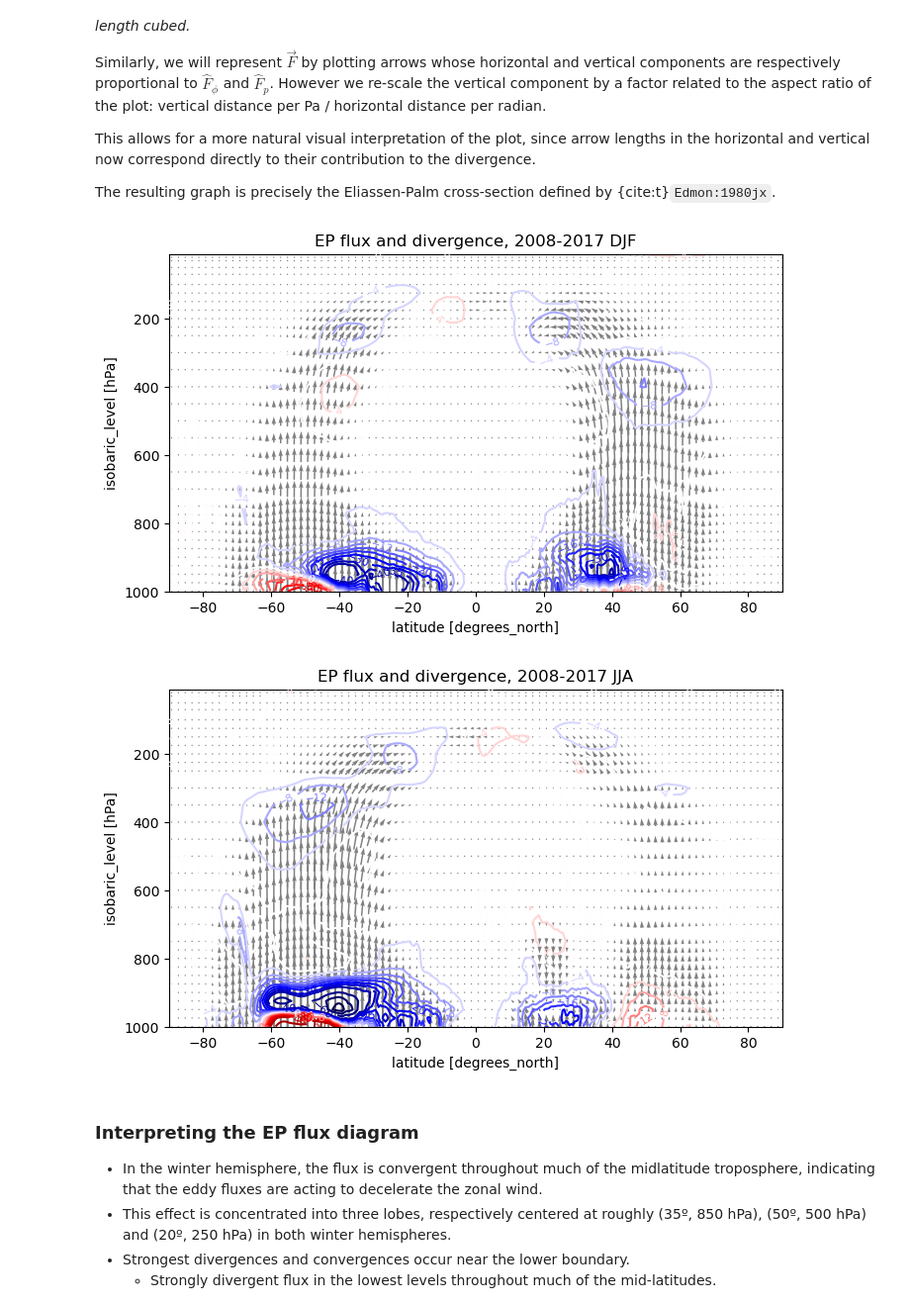
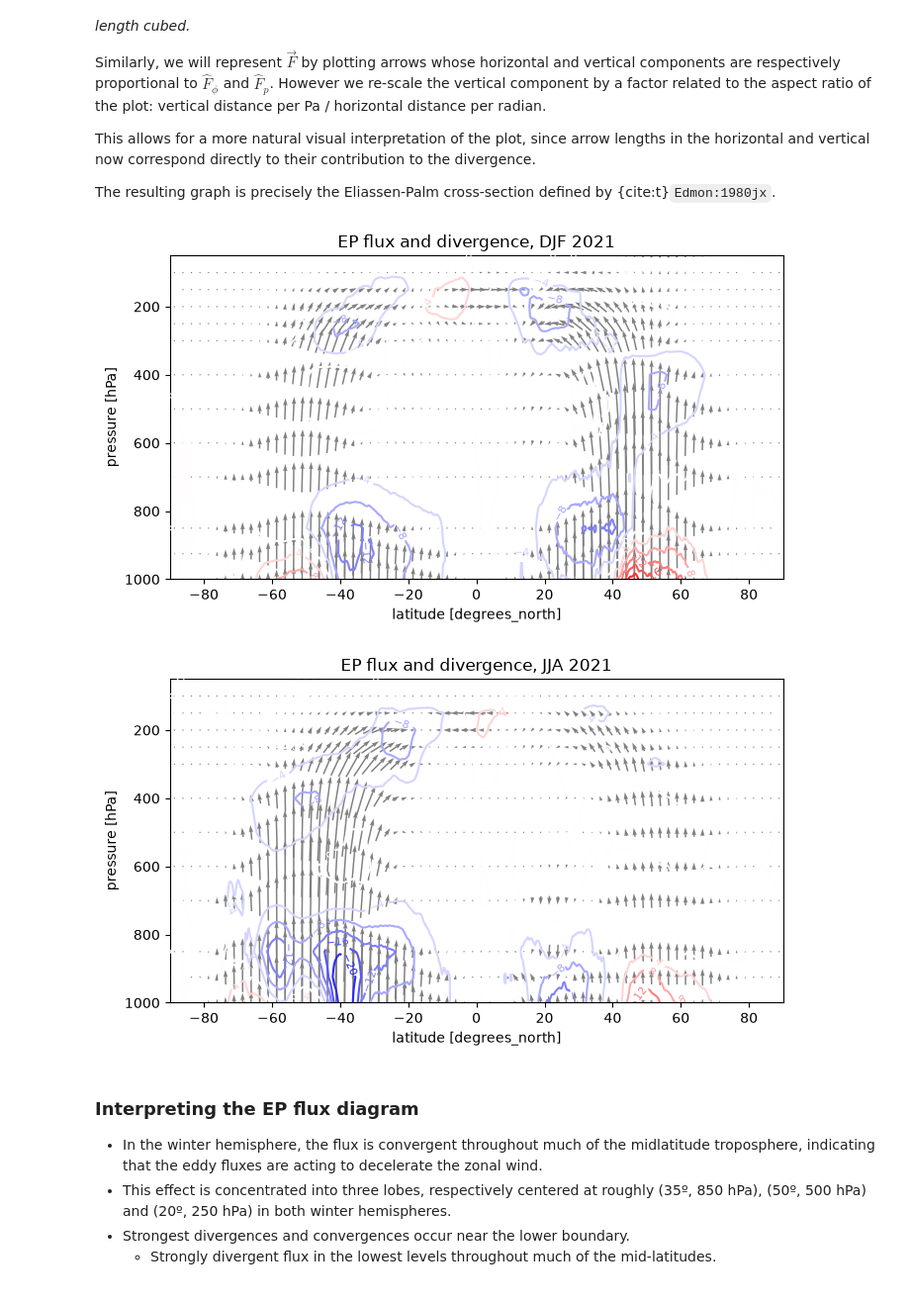
Before and after one commit to brian-rose/general-circulation, a Jupyter notebook: lectures/tem.ipynb, the cells around one changed output. Shown at 99% size. Saved outputs shown, nothing was run; the diff lists cells and outputs as text; code cells hidden in the pictures.

```diff
--- a/lectures/tem.ipynb
+++ b/lectures/tem.ipynb
@@ -463,15 +346,15 @@ levels = np.arange(-0.1, 0., 0.0005)
 
 fig, axes = plt.subplots(2,1,figsize=(8,12))
 
-for ind, season in enumerate(['DJF', 'JJA']):
+for ind, seas in enumerate(['DJF', 'JJA']):
     ax = axes[ind]
-    thissigma = sigma_computed[season]
+    thissigma = sigma.sel(season=seas)
     CS = thissigma.plot.contour(ax=ax,
                                yincrease=False,
                                levels=levels,
                                colors='royalblue',
                                )
     ax.clabel(CS, CS.levels, inline=True, fontsize=8)
-    ax.set_title('Stratification parameter (K / Pa), 2008-2017 {}'.format(season))
+    ax.set_title('Stratification parameter (K / Pa), {} 2021'.format(seas))
     ax.grid()
 # %% [output]
@@ -509,17 +392,17 @@ def compute_ep_flux(heatflux, momentumflux, sigma, aspect=0.1):
     F_phi = -a * cos(phi) * momentumflux  # in units of m^3/s^2
     F_p = f * a * cos(phi) * heatflux / sigma  # in units of Pa m^2/s^2
     # The rescaled "hat" components
-    Fhat_phi = (2*np.pi*a/g) * cos(phi) * F_phi  # in units of m^3
-    Fhat_p = (2*np.pi*a**2/g) * cos(phi) * F_p   # in units of Pa m^3
+    Fhat_phi = (2*pi*a/g) * cos(phi) * F_phi  # in units of m^3
+    Fhat_p = (2*pi*a**2/g) * cos(phi) * F_p   # in units of Pa m^3
     # Compute divergence
-    Delta_phi = Fhat_phi.differentiate(coord='lat')  # In m^3 / degree
-    Delta_phi *= 180./np.pi  # Now in m^3 / radian = m^3
-    Delta_p = Fhat_p.differentiate(coord='lev')  # Now in Pa m^3 / hPa
-    Delta_p /= 100.  # In Pa m^3 / Pa = m^3
+    Delta_phi = Fhat_phi.differentiate(coord='latitude')  # In m^3 / degree
+    Delta_phi *= 180./pi  # Now in m^3 / radian = m^3
+    Delta_p = Fhat_p.differentiate(coord='pressure_level')  # Now in Pa m^3 / hPa
+    Delta_p /= Pa_per_hPa  # In Pa m^3 / Pa = m^3
     Delta = Delta_phi + Delta_p  # in units of m^3
 
     aspect = 0.1 # vertical distance per hPa / horizontal distance per degree (in figure units)
-    A = aspect / 100. * np.pi / 180.  # vertical distance per Pa / horizontal distance per radian
+    A = aspect / Pa_per_hPa * pi / 180.  # vertical distance per Pa / horizontal distance per radian
 
     # multiply the F_p component by A so that the arrows are properly scaled.
     # The factor -1 is necessary to correct a sign issue with the quiver plot
@@ -528,7 +411,7 @@ def compute_ep_flux(heatflux, momentumflux, sigma, aspect=0.1):
 
     # If we plot the data as-is, there will be far too many arrows because of the high spatial resolution of the data.
     # We will down-sample in the latitude dimension before plotting the arrows.
-    coarseFhat = Fhat_scaled.coarsen(lat=4, boundary="pad").mean()
+    coarseFhat = Fhat_scaled.coarsen(latitude=10, boundary="pad").mean()
 
     return Delta, Delta_phi, Delta_p, coarseFhat
 # %%
@@ -537,11 +420,7 @@ Delta_phi = {}
 Delta_p = {}
 coarseFhat = {}
 
-for season in ['DJF', 'JJA']:
-    Delta[season], Delta_phi[season], Delta_p[season], coarseFhat[season] = \
-        compute_ep_flux(heatflux_computed[season],
-                        momentumflux_computed[season],
-                        sigma_computed[season])
+Delta, Delta_phi, Delta_p, coarseFhat = compute_ep_flux(heatflux, momentumflux, sigma)
 # %%
 def epfluxplot(Delta, Fhat, label='DJF', aspect=0.1):
     levels = [-100, -80, -60, -40,
@@ -552,24 +431,24 @@ def epfluxplot(Delta, Fhat, label='DJF', aspect=0.1):
     fig, ax = plt.subplots(figsize=(8,6))
     ax.set_aspect(aspect)
     CS = (Delta/1E15).plot.contour(ax=ax,
-                               x='lat',
+                               x='latitude',
                                yincrease=False,
                                levels=levels,
                                cmap='seismic',
                                    )
     ax.clabel(CS, CS.levels, inline=True, fontsize=8)
 
-    Fhat.plot.quiver(ax=ax, x="lat", y="lev",
+    Fhat.plot.quiver(ax=ax, x="latitude", y="pressure_level",
                      u="Fhat_phi", v="Fhat_p",
                     color='gray')
-    ax.set_title('EP flux and divergence, 2008-2017 {}'.format(label))
+    ax.set_title('EP flux and divergence, {} 2021'.format(label))
     return fig, ax
 # %%
-for season in ['DJF', 'JJA']:
-    fig, ax = epfluxplot(Delta[season], coarseFhat[season], label=season)
+for seas in ['DJF', 'JJA']:
+    fig, ax = epfluxplot(Delta.sel(season=seas), coarseFhat.sel(season=seas), label=seas)
 # %% [output]
-[figure, old version]
+[figure, new version]
-[figure, old version]
+[figure, new version]
 # %% [markdown]
 ### Interpreting the EP flux diagram
 
```
Also changed, not shown: parts of 39 cells of this notebook.
